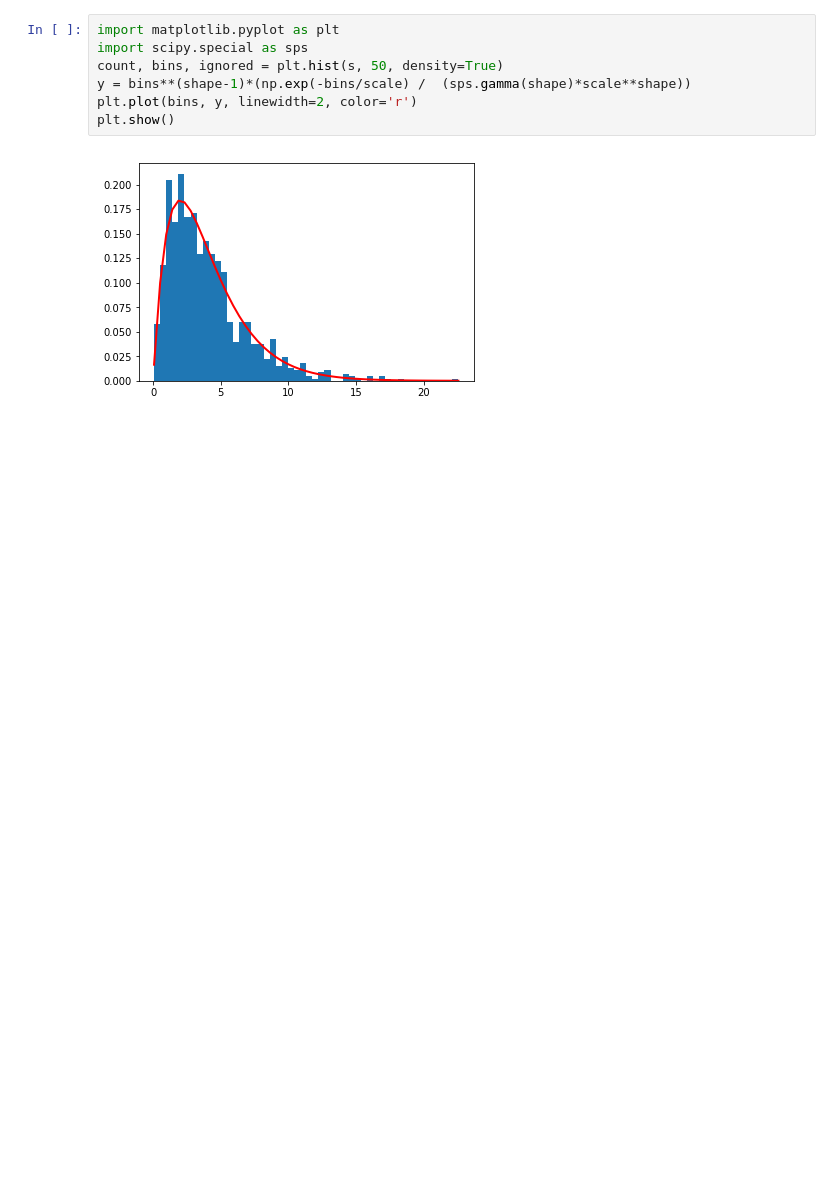
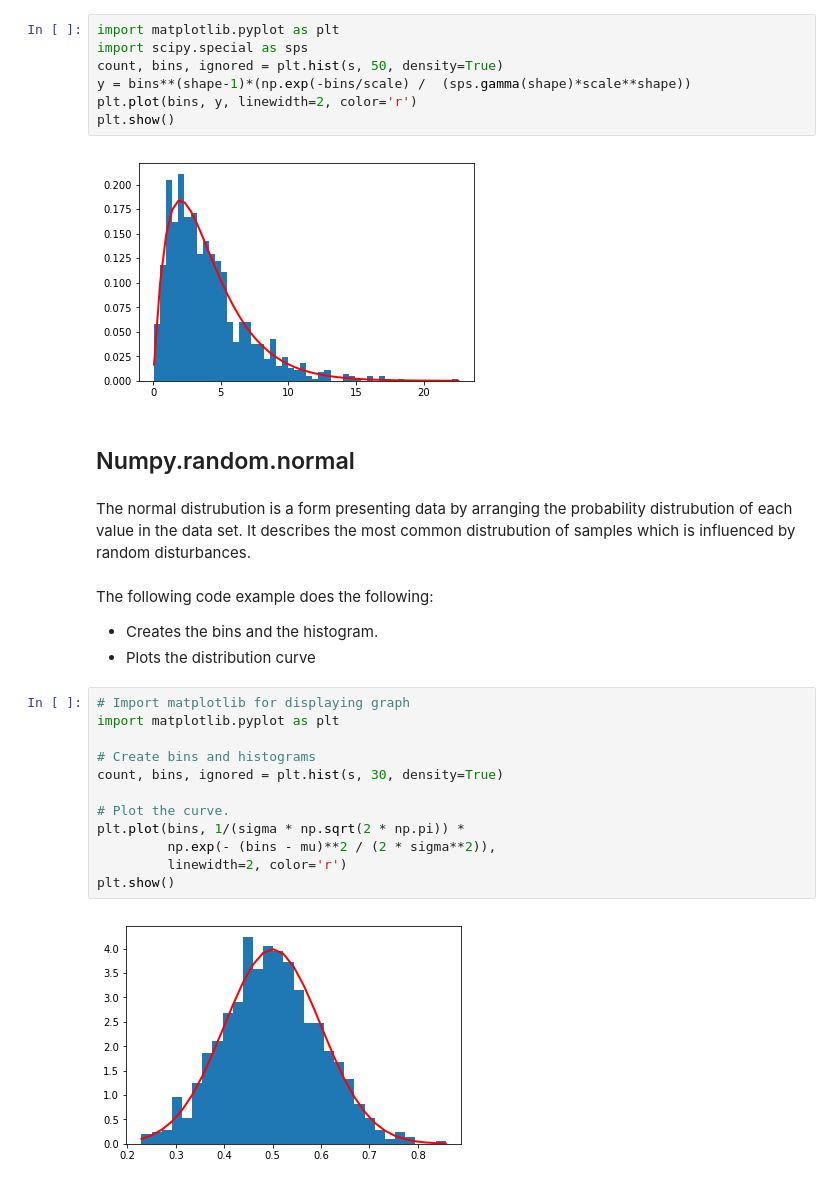
Before and after one commit to CathalRyan96/Emerging-Technologies, a Jupyter notebook: numpy-random.ipynb, the cells around one changed output. Cells and saved outputs as stored; diff of their text form; blank space fills up the shorter version.

Commit message:
added normal and poisson functions to numpy

```diff
--- a/numpy-random.ipynb
+++ b/numpy-random.ipynb
@@ -190,3 +190,25 @@ plt.plot(bins, y, linewidth=2, color='r')
 plt.show()
 # %% [output]
 [figure]
+# %% [markdown]
+## Numpy.random.normal
+# %% [markdown]
+The normal distrubution is a form presenting data by arranging the probability distrubution of each value in the data set. It describes the most common distrubution of samples which is influenced by random disturbances.
+# %% [markdown]
+The following code example does the following:
+- Creates the bins and the histogram.
+- Plots the distribution curve
+# %%
+# Import matplotlib for displaying graph
+import matplotlib.pyplot as plt
+
+# Create bins and histograms
+count, bins, ignored = plt.hist(s, 30, density=True)
+
+# Plot the curve.
+plt.plot(bins, 1/(sigma * np.sqrt(2 * np.pi)) *
+         np.exp(- (bins - mu)**2 / (2 * sigma**2)),
+         linewidth=2, color='r')
+plt.show()
+# %% [output]
+[figure, added]
```
Also changed, not shown: parts of 4 cells of this notebook, 1 other file.
